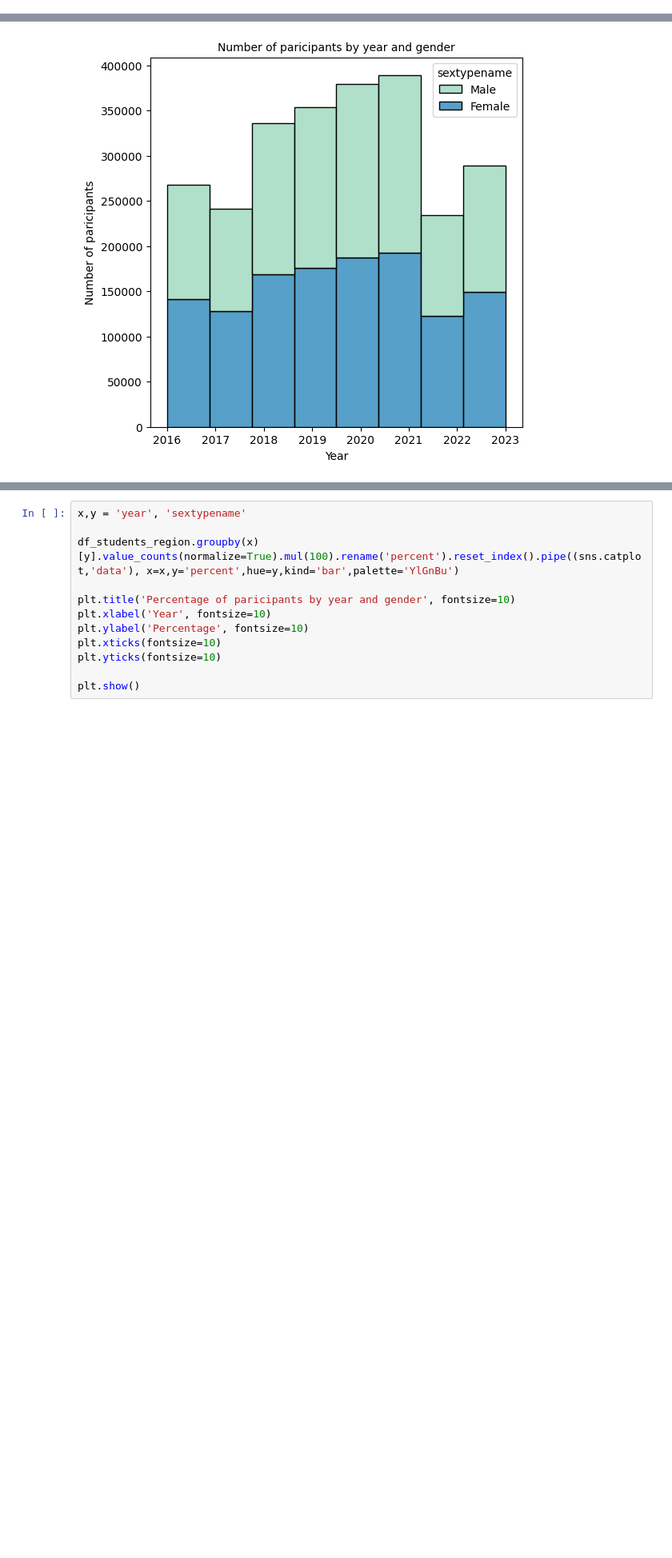
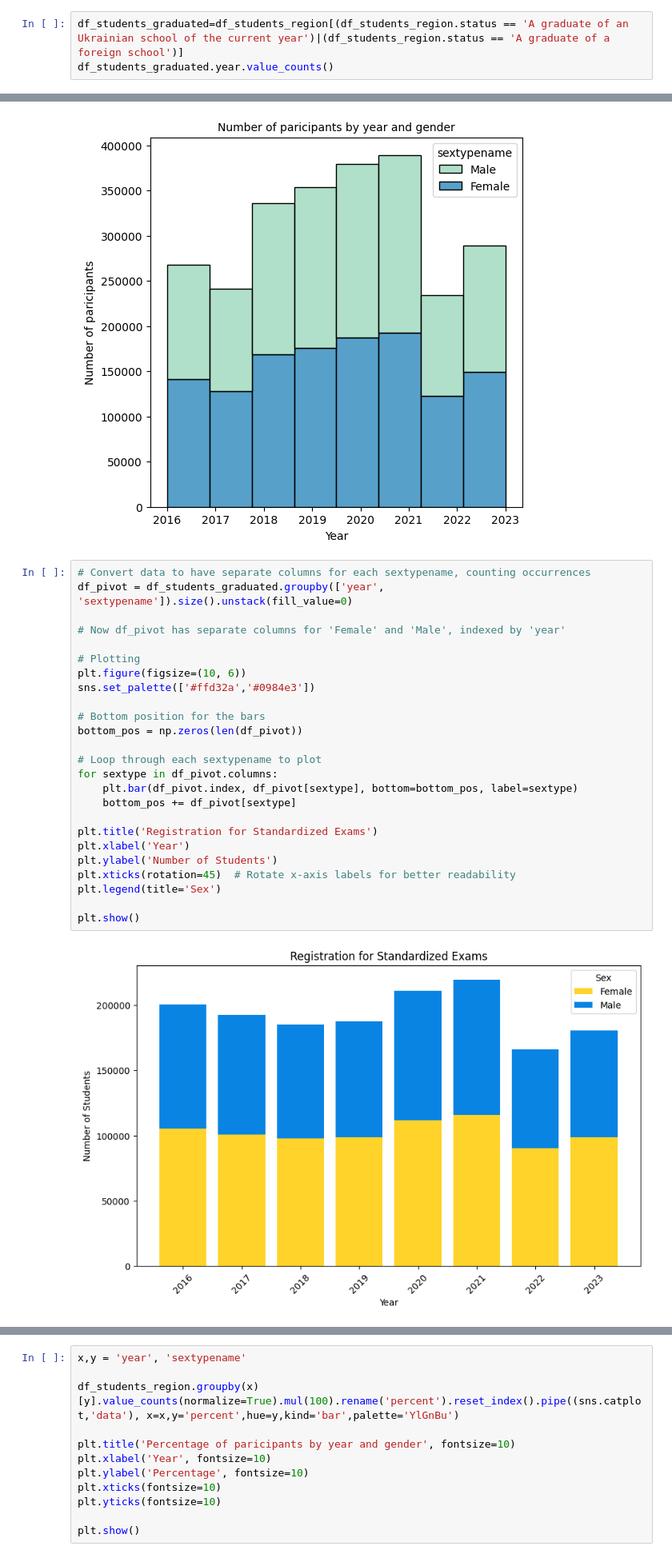
Before and after one commit to DataResponsibly/ZNO-Dataset, a Jupyter notebook: notebooks/analyses/urban_rural_research.ipynb, the cells around one changed output, grey strips where cells are left out. Shown at 80% size. Cells and saved outputs as stored; diff of their text form; blank space fills up the shorter version.

```diff
--- a/notebooks/analyses/urban_rural_research.ipynb
+++ b/notebooks/analyses/urban_rural_research.ipynb
@@ -258,0 +295,3 @@ pivot.div(total_pivot).round(2)
+# %%
+df_students_graduated=df_students_region[(df_students_region.status == 'A graduate of an Ukrainian school of the current year')|(df_students_region.status == 'A graduate of a foreign school')]
+df_students_graduated.year.value_counts()
@@ -271,3 +372,30 @@ plt.yticks(fontsize=10)
 plt.show()
 # %% [output]
 [figure]
+# %%
+# Convert data to have separate columns for each sextypename, counting occurrences
+df_pivot = df_students_graduated.groupby(['year', 'sextypename']).size().unstack(fill_value=0)
+
+# Now df_pivot has separate columns for 'Female' and 'Male', indexed by 'year'
+
+# Plotting
+plt.figure(figsize=(10, 6))
+sns.set_palette(['#ffd32a','#0984e3'])
+
+# Bottom position for the bars
+bottom_pos = np.zeros(len(df_pivot))
+
+# Loop through each sextypename to plot
+for sextype in df_pivot.columns:
+    plt.bar(df_pivot.index, df_pivot[sextype], bottom=bottom_pos, label=sextype)
+    bottom_pos += df_pivot[sextype]
+
+plt.title('Registration for Standardized Exams')
+plt.xlabel('Year')
+plt.ylabel('Number of Students')
+plt.xticks(rotation=45)  # Rotate x-axis labels for better readability
+plt.legend(title='Sex')
+
+plt.show()
+# %% [output]
+[figure, added]
```
Also changed, not shown: parts of 111 cells of this notebook.
